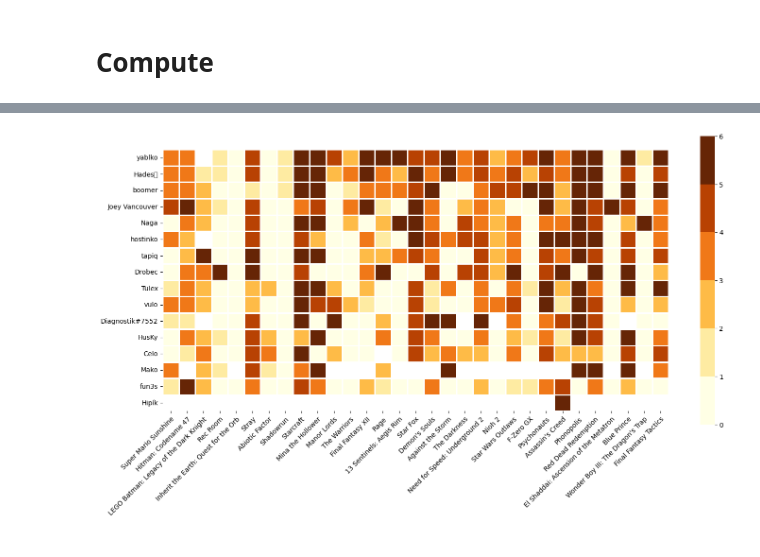
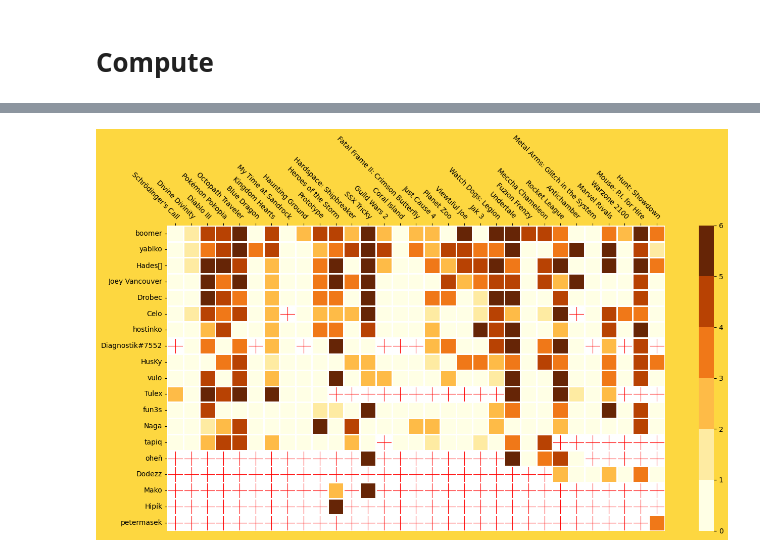
Before and after one commit to pavlikp/Arcade-Watch-Discord-Guess-the-Game-Awards, a Jupyter notebook: QuickGTG.ipynb, the cells around one changed output, grey strips where cells are left out. Cells and saved outputs as stored; diff of their text form; code cells hidden in the pictures.

Commit message:
August

```diff
--- a/QuickGTG.ipynb
+++ b/QuickGTG.ipynb
@@ -56,13 +56,13 @@ new_games_df = new_games_df.set_index('day')
 # Compute
 # %%
 # import results
-f01 = open("gtg-jul26.txt", "r", encoding="utf8").read()
+f01 = open("gtg-august26.txt", "r", encoding="utf8").read()
 
 fulltext = '\n'.join([f01])
 
 # specify beggining and end
-from_day = 1509
-to_day = 1539
+from_day = 1540
+to_day = 1570
 
 fulltext = fulltext.replace("\n\n —", " —") # fix for new Discord badges
 
@@ -396,35 +398,43 @@ matrix_df = df.pivot(index="name", columns="day", values="score")
 matrix_ordered = matrix_df.loc[df_final.name]
 
 # Set up the figure size based on your matrix shape
-plt.figure(figsize=(15, 8))
+plt.figure(figsize=(15, 8), facecolor="#fdd740")
 
 segmented_cmap = plt.get_cmap("YlOrBr", 6)
 
 # Plot the heatmap
 sns.heatmap(
     matrix_ordered,
     cmap=segmented_cmap,        # GitHub-style green shading
     linewidths=2,         # Spacing between the blocks ("dots")
     linecolor="white",    # Grid line color matching the background
     square=True,          # Forces cells to be perfectly square
     cbar=True,            # Set to False if you don't want the color intensity scale
-    mask=matrix_ordered.isnull() # Automatically leaves NaNs as empty/white space
+    mask=matrix_ordered.isnull(), # Automatically leaves NaNs as empty/white space
+    zorder=10
 )
 
 plt.xlabel(None)
 plt.ylabel(None)
 new_labels = new_games_df.loc[matrix_ordered.columns, 'game']
 
 # 2. Apply the new labels to the current x-ticks positions
 plt.xticks(
     ticks=np.arange(len(matrix_ordered.columns))+0.5,
     labels=new_labels,
-    rotation=45,
+    rotation=-45,
     rotation_mode='anchor',
     ha="right"
 )
 
+ax = plt.gca()
+ax.xaxis.tick_top()
+ax.xaxis.set_label_position("top")
+ax.tick_params(axis="x", top=True, bottom=False, labeltop=True, labelbottom=False)
+
+plt.grid(color='red')
+
 plt.tight_layout()
 plt.show()
 # %% [output]
-[figure, old version]
+[figure, new version]
```
Also changed, not shown: parts of 12 cells of this notebook, 4 other files.
